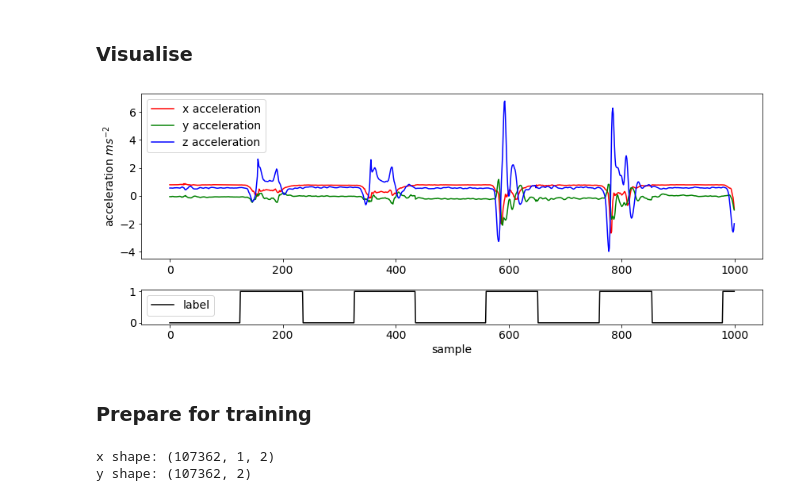
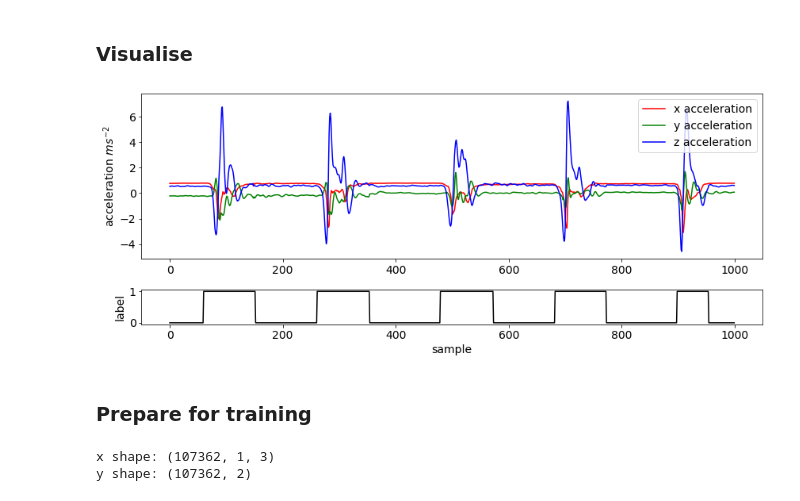
Before and after one commit to yannidd/ai-society-lstm-lecture, a Jupyter notebook: notebook.ipynb, the cells around one changed output. Saved outputs shown, nothing was run; the diff lists cells and outputs as text; code cells hidden in the pictures.

```diff
--- a/notebook.ipynb
+++ b/notebook.ipynb
@@ -46,34 +51,38 @@ Last column is the label.
 # %% [markdown]
 ### Visualise
 # %%
+start = 500 #@param {type:"slider", min:0, max:107362, step:1}
+length = 1000 #@param {type:"slider", min:0, max:5000, step:1}
+end = start + length
+
 fig = plt.figure(figsize=(12, 5))
 ax0 = plt.subplot2grid((4, 1), (0, 0), 3, 1)
 ax1 = plt.subplot2grid((4, 1), (3, 0), 1, 1)
 
-ax0.plot(accel_data[:1000, 0], 'r')
-ax0.plot(accel_data[:1000, 1], 'g')
-ax0.plot(accel_data[:1000, 2], 'b')
-ax1.plot(accel_data[:1000, 3], 'k')
+ax0.plot(accel_data[start:end, 0], 'r')
+ax0.plot(accel_data[start:end, 1], 'g')
+ax0.plot(accel_data[start:end, 2], 'b')
+ax1.plot(accel_data[start:end, 3], 'k')
 
 ax0.set_ylabel(r'acceleration $ms^{-2}$')
 ax1.set_xlabel('sample')
+ax1.set_ylabel('label')
 
-ax0.legend(['x acceleration','y acceleration','z acceleration'], loc=2)
-ax1.legend(['label'], loc=2)
+ax0.legend(['x acceleration','y acceleration','z acceleration'], loc=1)
 
 plt.tight_layout()
 plt.show()
 # %% [output]
-[figure, old version]
+[figure, new version]
 # %% [markdown]
 ### Prepare for training
 # %%
-x = accel_data[:, :2][:, np.newaxis, :]
+x = accel_data[:, :3][:, np.newaxis, :]
 y = to_categorical(accel_data[:, 3], num_classes=2, dtype='float32')
 print(f'x shape: {x.shape}\n'
       f'y shape: {y.shape}')
 # %% [output]
-x shape: (107362, 1, 2)
+x shape: (107362, 1, 3)
 y shape: (107362, 2)
 # %%
 x_train, x_test, y_train, y_test = train_test_split(x, y, test_size=0.3,
```
Also changed, not shown: parts of 16 cells of this notebook.
